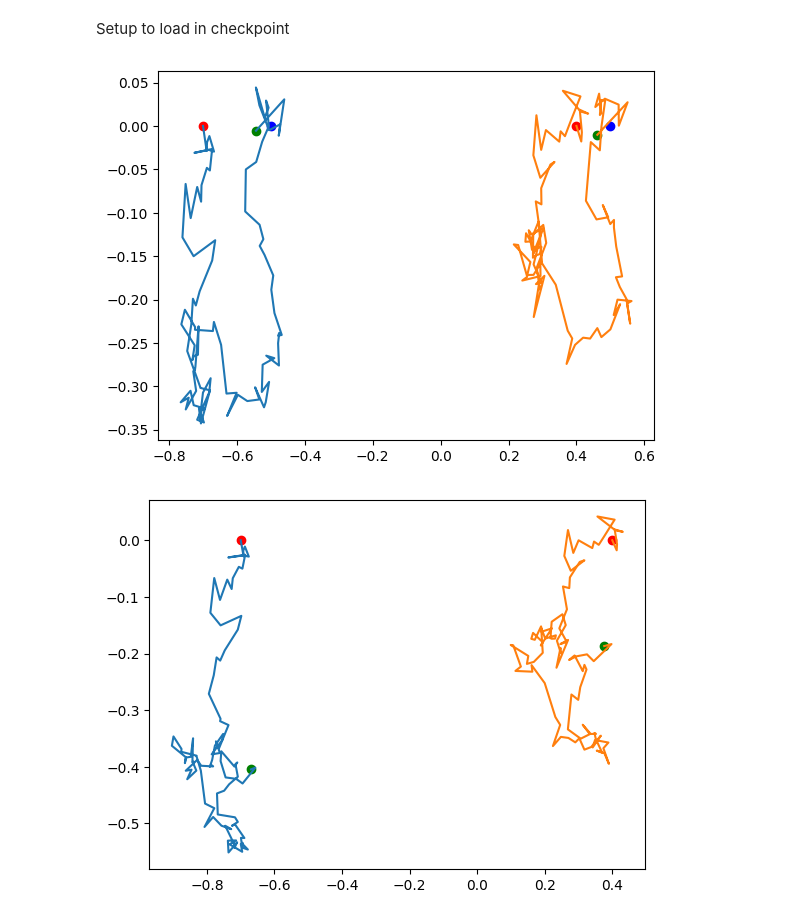
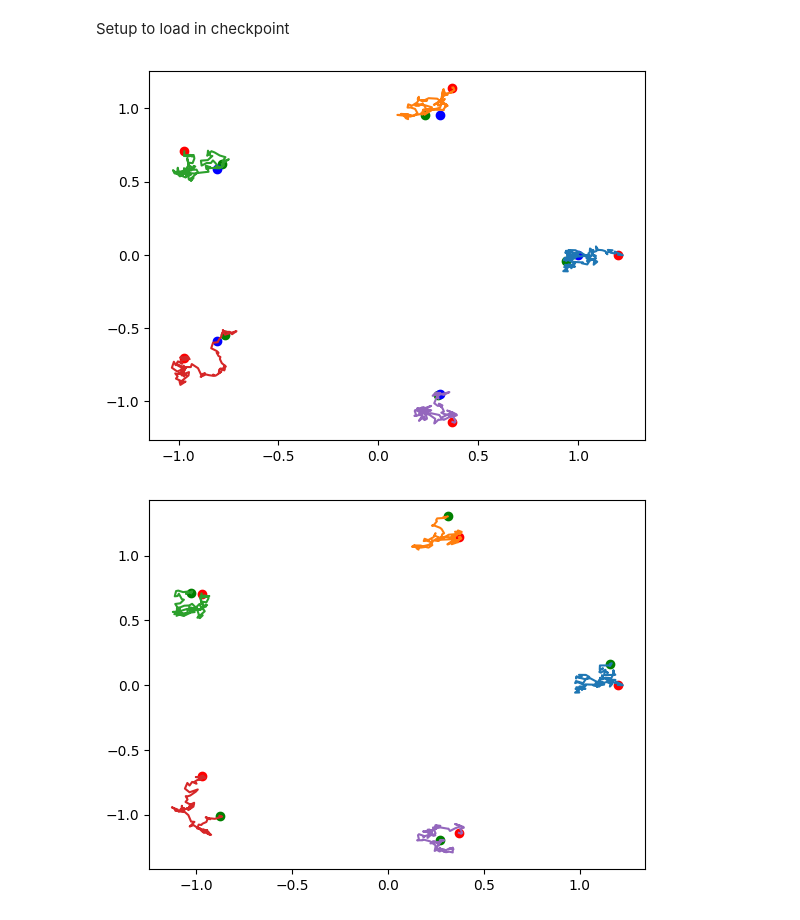
Before and after one commit to libbylbaker/forward_bridge, a Jupyter notebook: experiments/results/kunita/kunita_fixed_endpt.ipynb, the cells around one changed output. Drawn from its saved outputs; the diff is of its cells as text; code cells hidden in the pictures.

```diff
--- a/experiments/results/kunita/kunita_fixed_endpt.ipynb
+++ b/experiments/results/kunita/kunita_fixed_endpt.ipynb
@@ -29,24 +15,25 @@ def get_score(checkpoint_path):
 # %%
-num_landmarks = 2
+num_landmarks = 5
 
-checkpoint_path = f"../../checkpoints/kunita/fixed_y_lms_{num_landmarks}"
-trained_score = get_score(checkpoint_path)
+checkpoint_path = f"../../checkpoints/kunita/circ_r1_lms_5"
+# checkpoint_path = f"../../checkpoints/kunita/fixed_x0_lms_5"
+trained_score, _ = checkpoint_unet(checkpoint_path)
 # %%
 keys = jax.random.split(jax.random.PRNGKey(0), 10)
 ts = time.grid(0, T, N)
 
-def sample_circle(num_landmarks: int, radius=1.0, centre=jnp.asarray([0, 0])) -> jnp.ndarray:
-    theta = jnp.linspace(0, 2 * jnp.pi, num_landmarks, endpoint=False)
-    x = jnp.cos(theta)
-    y = jnp.sin(theta)
-    return (radius * jnp.stack([x, y], axis=1) + centre).flatten()
+# def sample_circle(num_landmarks: int, radius=1.0, centre=jnp.asarray([0, 0])) -> jnp.ndarray:
+#     theta = jnp.linspace(0, 2 * jnp.pi, num_landmarks, endpoint=False)
+#     x = jnp.cos(theta)
+#     y = jnp.sin(theta)
+#     return (radius * jnp.stack([x, y], axis=1) + centre).flatten()
 
 # x0 = sample_circle(num_landmarks, 1.2)
 
-y = jnp.asarray([-0.5, 0., 0.5, 0.0])
+y = data_boundary_pts.sample_circle(num_landmarks)
 target = y.reshape(-1, 2)
 
-x0 = jnp.asarray([-0.7, 0., 0.4, 0.0])
+x0 = data_boundary_pts.sample_circle(num_landmarks, 1.2)
 
 drift, diffusion = sde_kunita.vector_fields()
 bm_shape = (sde_kunita.GRID_SIZE**2 * 2,)
@@ -60,22 +47,22 @@ forward_trajs = jax.vmap(sde_utils.solution, (0, None, None, None, None, None))(
 # forward_traj = sde_utils.solution(key, ts, x0, drift, diffusion, bm_shape)
 # %%
 traj = 5
-conditioned_traj = conditioned_trajs[traj].reshape(-1, 2, 2)
+conditioned_traj = conditioned_trajs[traj].reshape(-1, num_landmarks, 2)
 
 for landmark in range(conditioned_traj.shape[1]):
     plt.plot(conditioned_traj[:, landmark, 0], conditioned_traj[:, landmark, 1])
     plt.scatter(conditioned_traj[0, landmark, 0], conditioned_traj[0, landmark, 1], c='red')
     plt.scatter(conditioned_traj[-1, landmark, 0], conditioned_traj[-1, landmark, 1], c='green')
     plt.scatter(target[landmark, 0], target[landmark, 1], c='blue')
 plt.show()
 
-forward_traj = forward_trajs[traj].reshape(-1, 2, 2)
+forward_traj = forward_trajs[traj].reshape(-1, num_landmarks, 2)
 
 for landmark in range(forward_traj.shape[1]):
     plt.plot(forward_traj[:, landmark, 0], forward_traj[:, landmark, 1])
     plt.scatter(forward_traj[0, landmark, 0], forward_traj[0, landmark, 1], c='red')
     plt.scatter(forward_traj[-1, landmark, 0], forward_traj[-1, landmark, 1], c='green')
 plt.show()
 # %% [output]
-[figure, old version]
+[figure, new version]
-[figure, old version]
+[figure, new version]
```
Also changed, not shown: parts of 2 cells of this notebook, 15 other files.
